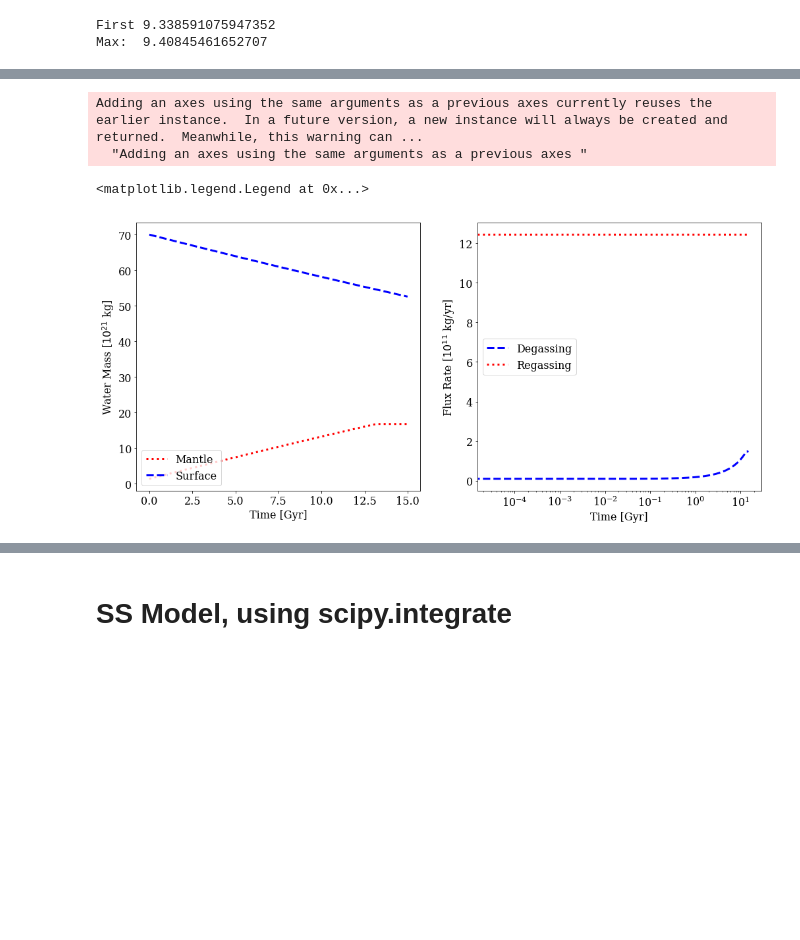
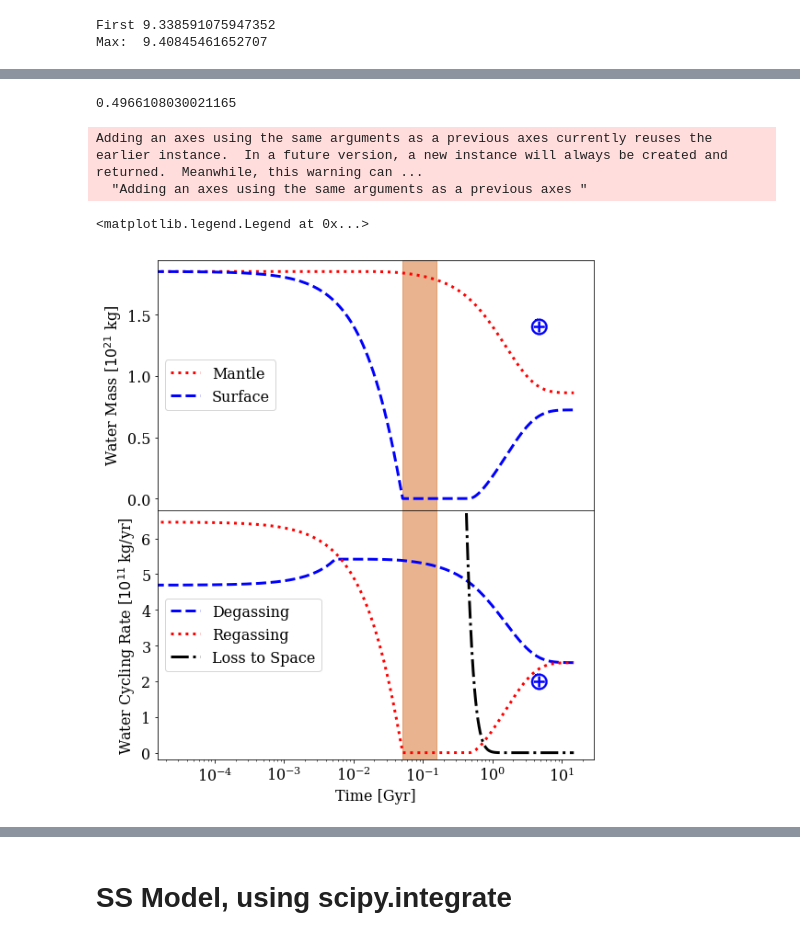
Before and after one commit to KeavinMoore/VolatileEscape-Proof-of-Concept-Model, a Jupyter notebook: Recoded_Scipy_Cycling_Loss_Models_capacityrestrictions.ipynb, the cells around one changed output, grey strips where cells are left out. Drawn from its saved outputs; the diff is of its cells as text; code cells hidden in the pictures; blank space fills up the shorter version.

```diff
--- a/Recoded_Scipy_Cycling_Loss_Models_capacityrestrictions.ipynb
+++ b/Recoded_Scipy_Cycling_Loss_Models_capacityrestrictions.ipynb
@@ -94,7 +94,7 @@ def eta(T_twid, x_twid, params1, params2, params3): #x and T are non-dimensional
     eta_0 = 1.0e21/eta_scale
 
     x = x_twid * 2.3e-4 * 1.3 / 0.68 # mantle water mass fraction
-    T = T_twid * 1600 #[K]
+    T = T_twid * 1600. #[K]
 
     f_w = np.exp(lnf_w(x_twid,params1,params2,params3)) #lnf_w needs non-dimensionalized x
 
@@ -297,12 +310,9 @@ def f_delta_s_CA(t_twid, x_twid, s_twid, M, params1, params2, params3, params4):
     omg_Etwid, omegatwid, T_stwid, T_mtwid, T_liqtwid, T_soltwid, Ktwid, Xtwid, Pi, lambdatwid, \
            eta_scale, eta_0, f_w, f_wtwid_min, E = params4
 
-    # Terms for loss # XXXX ALL CONDITIONS HERE CAN BE CHANGED LATER XXXX
-    #loss_factor = 10.*(Xtwid**-1.)*omegatwid/2.*((gtwid(M)**2.)*omegatwid/2.)**(-mu)
-    # loss factor is 10 times the initial degassing rate (FOR NOW)
-
-    loss_factor = 0. # This will turn off the atmospheric loss.
-    #loss_factor = 10.*loss_factor #EXTREME LOSS -- WILL THE CODE WORK????
+    # Leaving the above loss factor (in params) will cause exponential loss.
+    #loss_factor = 0. # This will turn off the atmospheric loss.
+    loss_factor = 10.*loss_factor #EXTREME LOSS -- WILL THE CODE WORK????
 
     if x_twid > 0. and s_twid > 0.: #water in both reservoirs
 
@@ -473,8 +501,8 @@ def omega_hydr_twid_CA(t_twid, x_twid, s_twid, M, params1, params2, params3, par
 # %%
 # Set initial conditions.
 t0 = 0.
-#z0 = [2., omegatwid/2., omegatwid/2.]
-z0 = [2., 1.4e21/M_E/(omega_0*f_btwid), 50.*1.4e21/M_E/(omega_0*f_btwid)]
+z0 = [2., omegatwid/2., omegatwid/2.]
+#z0 = [2., 1.4e21/M_E/(omega_0*f_btwid), 50.*1.4e21/M_E/(omega_0*f_btwid)]
 M = M_E
 
 # Set up function to be integrated.
@@ -634,55 +713,91 @@ plt.ylabel('Mantle Temperature [K]', fontsize=16)
+# %%
+print(t_array_CA[recover_idx]/tau(M_E,params1,params2,params3)/year/1.0e9 - t_array_CA[desiccated_idx]/tau(M_E,params1,params2,params3)/year/1.0e9)
+# %% [output]
+0.4966108030021165
 # %%
-## %matplotlib inline
+%matplotlib inline
 plt.rc('font', family='serif')
 plt.rc('xtick', labelsize=16)
 plt.rc('ytick', labelsize=16)
-fig = plt.figure(figsize=(17,7.5))
+fig = plt.figure(figsize=(8.5,10))
 plt.tight_layout()
-ax = [fig.add_subplot(1,2,i+1) for i in range(2)]
+ax = [fig.add_subplot(2,1,i+1) for i in range(2)]
 fig.subplots_adjust(hspace=0)
 
 kg_conv = 2.3e-4*1.3*M_E #[kg] # THIS IS CORRECT, FOR BOTH X AND S!!!
 
-ax1 = plt.subplot(1,2,1)
-#plt.semilogx(t_array_CA/tau(M_E,params1,params2,params3)/year/1.0e9, (x_array_CA*kg_conv/1000./1.0e18), linewidth=3, color='r', linestyle=':', label='Mantle')
-#plt.semilogx(t_array_CA/tau(M_E,params1,params2,params3)/year/1.0e9, (s_array_CA*kg_conv/1000./1.0e18), linewidth=3, color='b', linestyle='--', label='Surface')
-plt.plot(t_array_CA/tau(M_E,params1,params2,params3)/year/1.0e9, (x_array_CA*kg_conv/1000./1.0e18), linewidth=3, color='r', linestyle=':', label='Mantle')
-plt.plot(t_array_CA/tau(M_E,params1,params2,params3)/year/1.0e9, (s_array_CA*kg_conv/1000./1.0e18), linewidth=3, color='b', linestyle='--', label='Surface')
+ax1 = plt.subplot(2,1,1)
+plt.semilogx(t_array_CA/tau(M_E,params1,params2,params3)/year/1.0e9, (x_array_CA*kg_conv/1000./1.0e18), linewidth=3, color='r', linestyle=':', label='Mantle')
+plt.semilogx(t_array_CA/tau(M_E,params1,params2,params3)/year/1.0e9, (s_array_CA*kg_conv/1000./1.0e18), linewidth=3, color='b', linestyle='--', label='Surface')
+#plt.axvline(x=t_array_CA[desiccated_idx]/tau(M_E,params1,params2,params3)/year/1.0e9, color='purple', linewidth=3, label='Surface Desiccated')
+#plt.axvline(x=t_array_CA[recover_idx]/tau(M_E,params1,params2,params3)/year/1.0e9, color='purple', linewidth=3, linestyle='-.', label='Ocean Rejuvenation')
+#plt.axvline(x=t_array_CA[max_dg_idx]/tau(M_E,params1,params2,params3)/year/1.0e9, color='g', linestyle='-.', linewidth=3)#, label='Max Degassing')
+
+# PRESENT-DAY MANTLE AND SURFACE WATER CONTENTS
+#plt.plot(4.5, 2.36, color='r', marker='$\oplus$', markersize=20, markeredgewidth=0.4)
+plt.plot(4.5, 1.4, color='b', marker='$\oplus$', markersize=20, markeredgewidth=0.4)
+#plt.axhline(y=2.36, color='k', linestyle=':',linewidth=3,label=r'$x_{\oplus}$')
+#plt.axhline(y=1.4, color='k', linestyle='--',linewidth=3, label=r'$s_{\oplus}$')
+
+#FILL-IN REGION WHERE IT IS A DUNE PLANET
+plt.axvspan(t_array_CA[desiccated_idx]/tau(M_E,params1,params2,params3)/year/1.0e9, t_array_CA[recover_idx]/tau(M_E,params1,params2,params3)/year/1.0e9, alpha=0.5, color='chocolate')
+
+#plt.plot(t_array_CA/tau(M_E,params1,params2,params3)/year/1.0e9, (x_array_CA*kg_conv/1000./1.0e18), linewidth=3, color='r', linestyle=':', label='Mantle')
+#plt.plot(t_array_CA/tau(M_E,params1,params2,params3)/year/1.0e9, (s_array_CA*kg_conv/1000./1.0e18), linewidth=3, color='b', linestyle='--', label='Surface')
 #The below 2 lines are for plotting the hydrated layer.
 #plt.semilogx(t_array_CA*2.87, ((s_array_CA*kg_conv/1000./1.0e18)-M_hydr_CA/1000./1.0e18), linewidth=3, color='b', linestyle='--', label='Ocean')
 #plt.semilogx(t_array_CA*2.87, M_hydr_CA/1000./1.0e18, linewidth=3, color='b', linestyle='-', label='Hydrated Layer')
 #plt.semilogx([0., 287], [1.32*kg_conv/1000./1.0e18, 1.32*kg_conv/1000./1.0e18], color='k', linestyle='--', label='Earth Mantle Water')
 #plt.semilogx([0., 287], [1.39, 1.39], color='k', linestyle=':', label='Earth Surface Water')
 plt.xlabel('Time [Gyr]', fontsize=16)
 plt.ylabel(r'Water Mass [$10^{21}$ kg]', fontsize=16)
-plt.legend(loc='lower left', fontsize=16)
+plt.legend(loc='center left', fontsize=16)
+#plt.legend(bbox_to_anchor=(-0.05, 1.0), ncol=2, fontsize=16)
 
 # Conversion factor for degassing and regassing to units: (mass transport flux in [kg m^-2 s^-1])
 # Literature tends to list global degassing rates in [mol yr^-1]; others simply use [g yr^1]; CA paper used [kg yr^-1]
 # 1 mol H2O = 18.01528 g = 0.01801528 kg; 1 yr = 31536000 s
 # Maybe try (10^18 tons)/(10^6 yr) = exatons/Myr
 # degassing: (kg_conv**2)/(9.8**2)...
 # regassing: (kg_conv**2)/(9.8**2)
 dr_conv = (L_MOR(M_E)*(0.1/year)*x_h*rho_c*chi*d_hE)*year #[kg/yr] MY CALCULATION
 mol_yr_conv = (3153600./0.01801528) # convert [kg/s] to [mol/yr]
 exa_gyr_conv = (3153600.*1.0e9/(1000.*1.0e18)) # convert [kg/s] to [exatons/Gyr]
 # Mol/yr rate consistent with degassing rate of H2O from paper -- 6*10^12 mol/yr!
 
-ax2 = plt.subplot(1,2,2)
+ax2 = plt.subplot(2,1,2)
 #could also multiply by dr_conv*exa_gyr_conv to get 10^21 kg/Gyr
 plt.semilogx(t_array_CA/tau(M_E,params1,params2,params3)/year/1.0e9, (degas_array_CA*dr_conv/1.0e11), linewidth=3, color='b', linestyle='--', label='Degassing')
 plt.semilogx(t_array_CA/tau(M_E,params1,params2,params3)/year/1.0e9, (regas_array_CA*dr_conv/1.0e11), linewidth=3, color='r', linestyle=':', label='Regassing')
-#plt.semilogx(t_array_CA/tau(M_E,params1,params2,params3)/year/1.0e9, (loss_array_CA*dr_conv/1.0e11), linewidth=3, color='k', linestyle='-.', label='Atmospheric Loss')
+plt.semilogx(t_array_CA/tau(M_E,params1,params2,params3)/year/1.0e9, (loss_array_CA*dr_conv/1.0e11), linewidth=3, color='k', linestyle='-.', label='Loss to Space')
+#plt.axvline(x=t_array_CA[max_dg_idx]/tau(M_E,params1,params2,params3)/year/1.0e9, color='g', linestyle='-.', linewidth=3, label='Max Degassing')
+#plt.axvline(x=t_array_CA[desiccated_idx]/tau(M_E,params1,params2,params3)/year/1.0e9, color='purple', linewidth=3, label='Regassing Stops')
+#plt.axvline(x=t_array_CA[recover_idx]/tau(M_E,params1,params2,params3)/year/1.0e9, color='purple', linewidth=3, linestyle='-.', label='Ocean Rejuvenation')
+
+#FILL-IN REGION WHERE IT IS A DUNE PLANET
+plt.axvspan(t_array_CA[desiccated_idx]/tau(M_E,params1,params2,params3)/year/1.0e9, t_array_CA[recover_idx]/tau(M_E,params1,params2,params3)/year/1.0e9, alpha=0.5, color='chocolate')
+
+#PRESENT-DAY EARTH DEGASSING AND REGASSING
+plt.plot(4.5, 18, color='r', marker='$\oplus$', markersize=20, markeredgewidth=0.4) #regassing
+plt.errorbar(4.5, 18, yerr=11, ecolor='r', capsize=5) #regassing uncertainty
+plt.plot(4.5, 2, color='b', marker='$\oplus$', markersize=20, markeredgewidth=0.4) #degassing
+#plt.plot(4.5, 0.002, color='k', marker='$\oplus$', markersize=20, markeredgewidth=0.4) #degassing
+
 plt.xlabel('Time [Gyr]', fontsize=16)
 #plt.ylabel(r'Flux Rate [$10^{21}$ kg/Gyr]', fontsize=16)
-plt.ylabel(r'Flux Rate [$10^{11}$ kg/yr]', fontsize=16)
-#plt.ylim([0,0.2])
+plt.ylabel(r'Water Cycling Rate [$10^{11}$ kg/yr]', fontsize=16)
+plt.ylim([-0.2,6.8])
 plt.legend(loc='center left', fontsize=16)
+#plt.legend(bbox_to_anchor=(0.0, 1.0), ncol=2, fontsize=16)
+
 #plt.savefig('Recoded_CA_model_cycling_noloss.pdf', bbox_inches='tight')
 #plt.savefig('Recoded_CA_model_cycling_exploss.pdf', bbox_inches='tight')
+#plt.savefig('Recoded_CA_model_cycling_exploss_lossrate.pdf', bbox_inches='tight')
 #plt.savefig('Recoded_CA_model_cycling_extremeloss.pdf', bbox_inches='tight')
+#plt.savefig('Recoded_CA_model_cycling_extremeloss_lossrate.pdf', bbox_inches='tight')
+#plt.savefig('Comps_Presentation_Fig.pdf', bbox_inches='tight')
 # %% [output]
 Adding an axes using the same arguments as a previous axes currently reuses the earlier instance.  In a future version, a new instance will always be created and returned.  Meanwhile, this warning can ...
   "Adding an axes using the same arguments as a previous axes "
 <matplotlib.legend.Legend at 0x...>
-[figure, old version]
+[figure, new version]
```
Also changed, not shown: parts of 57 cells of this notebook, 2 other files.
